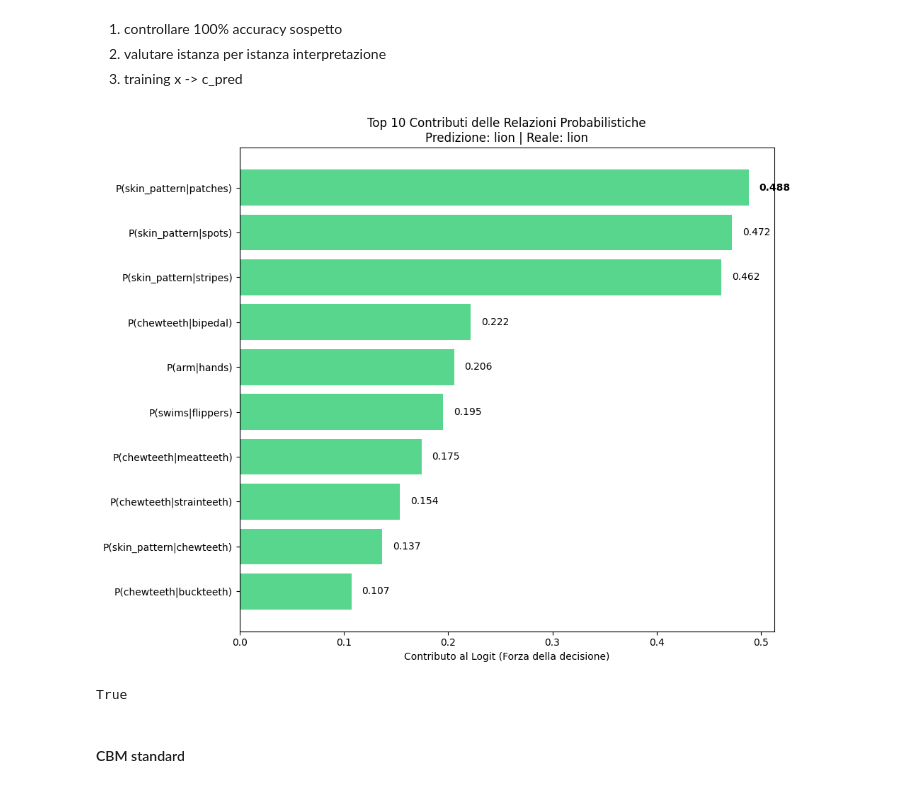
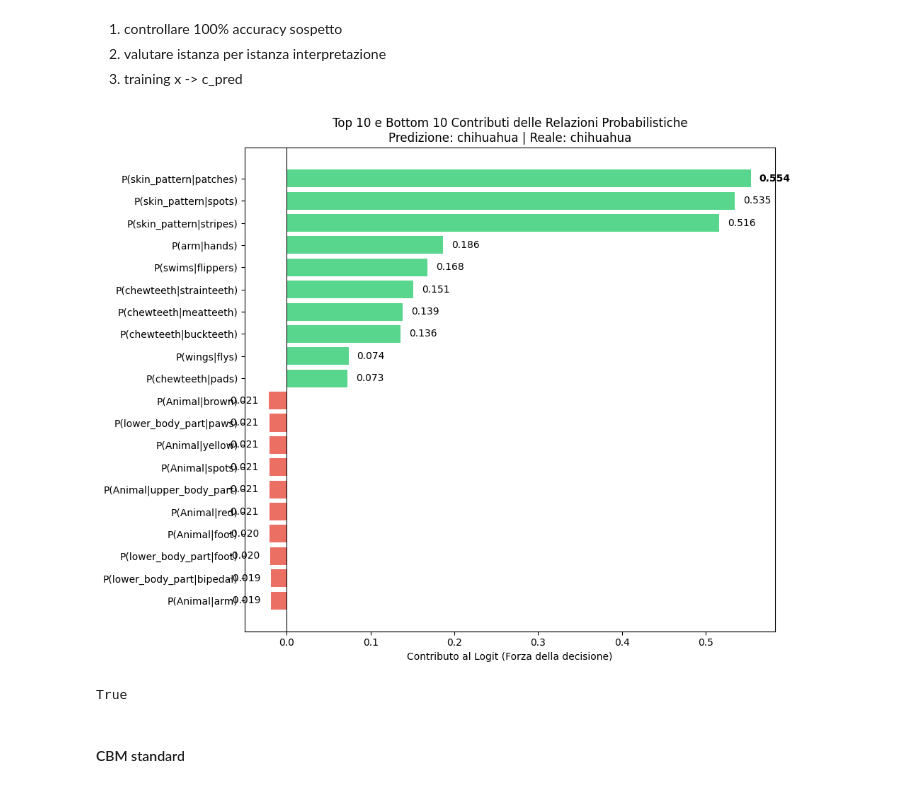
Before and after one commit to stefano-gamba/BoxEmbeddingCBM, a Jupyter notebook: notebooks/a-priori-boxes.ipynb, the cells around one changed output. Cells and saved outputs as stored; diff of their text form; code cells hidden in the pictures.

```diff
--- a/notebooks/a-priori-boxes.ipynb
+++ b/notebooks/a-priori-boxes.ipynb
@@ -399,9 +400,19 @@ Analisi degli Errori Principali:
 # %%
 from src.CHM.interpretation import explain_prediction
 
-explain_prediction(model, test_dataloader, concepts, classes, class_concept_matrix, box_tensors, info_type=info, target_class="lion", bipolar=True)
+explain_prediction(
+    model,
+    test_dataloader,
+    concepts,
+    classes,
+    class_concept_matrix,
+    box_tensors,
+    info_type=info,
+    target_class="chihuahua",
+    bipolar=bipolar
+)
 # %% [output]
-[figure, old version]
+[figure, new version]
 True
 # %% [markdown]
 #### CBM standard
```
Also changed, not shown: parts of 8 cells of this notebook, 1 other file.
